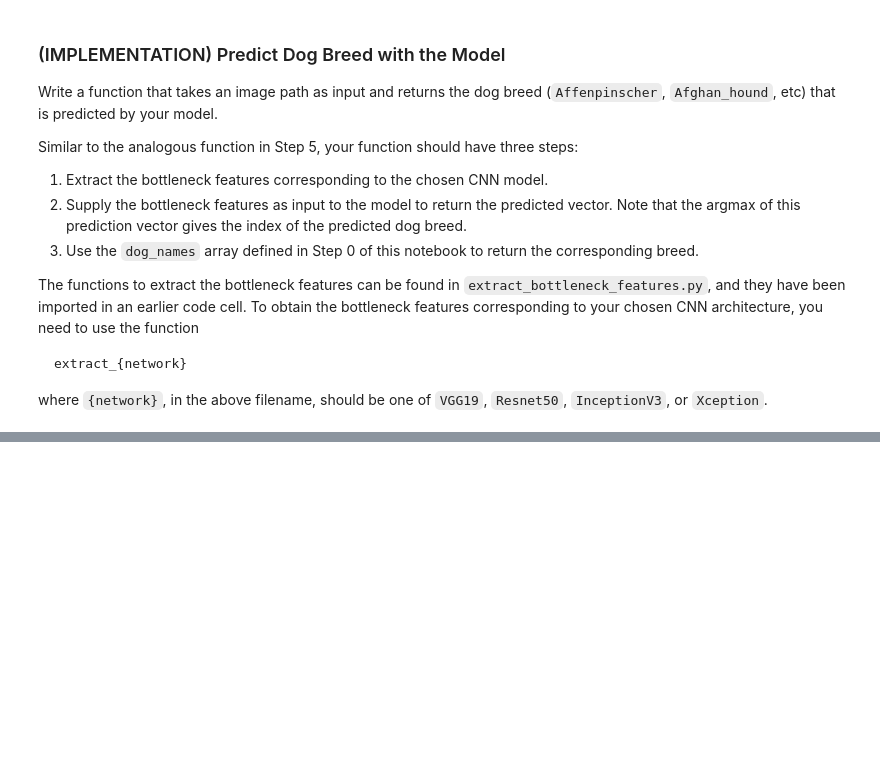
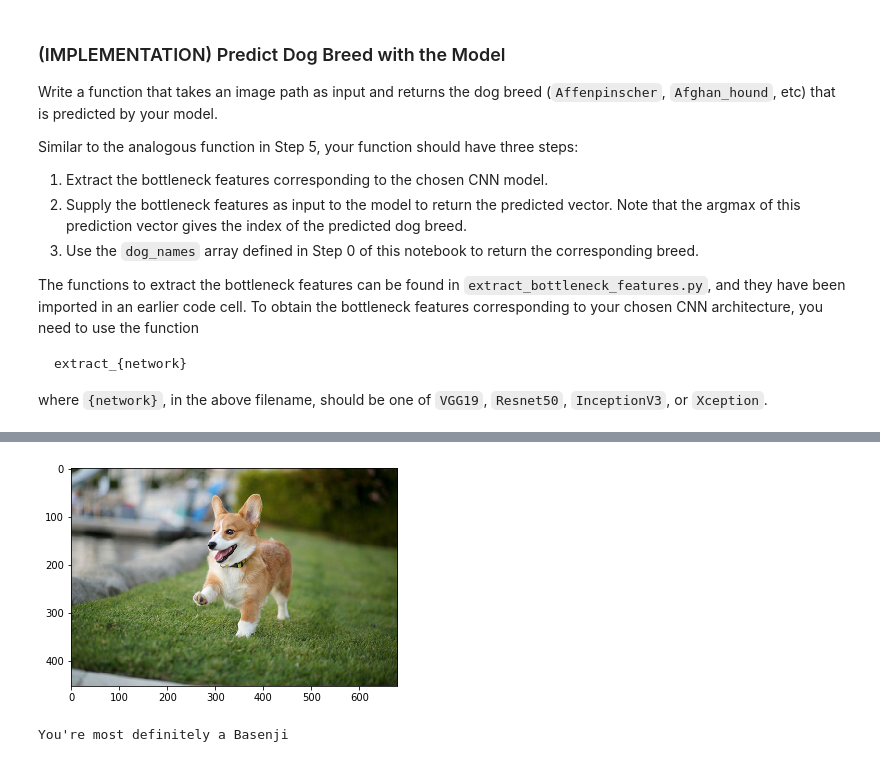
Before and after one commit to timothyta12/dog-project, a Jupyter notebook: dog_app.ipynb, the cells around one changed output, grey strips where cells are left out. Cells and saved outputs as stored; diff of their text form; code cells hidden in the pictures; blank space fills up the shorter version.

```diff
--- a/dog_app.ipynb
+++ b/dog_app.ipynb
@@ -686,0 +788,5 @@ __Answer:__
+# %%
+display_classify("test_images/corgi.jpg")
+# %% [output]
+[figure, added]
+You're most definitely a Basenji
```
Also changed, not shown: parts of 31 cells of this notebook.
